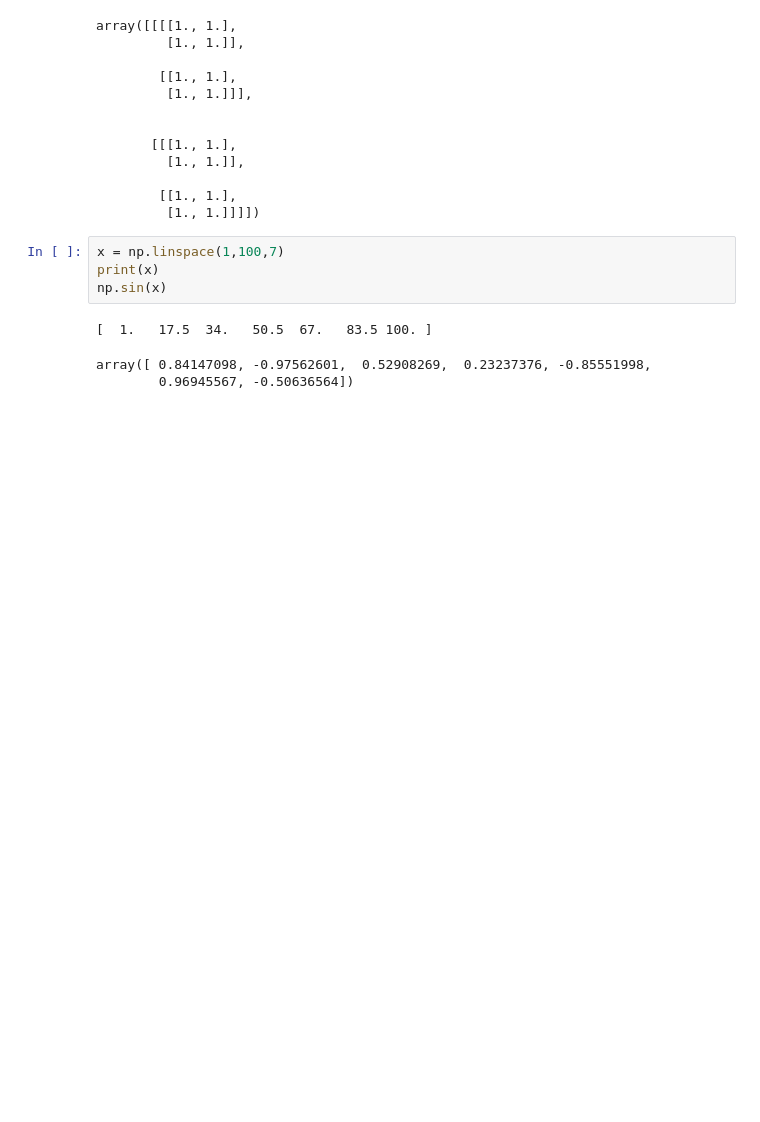
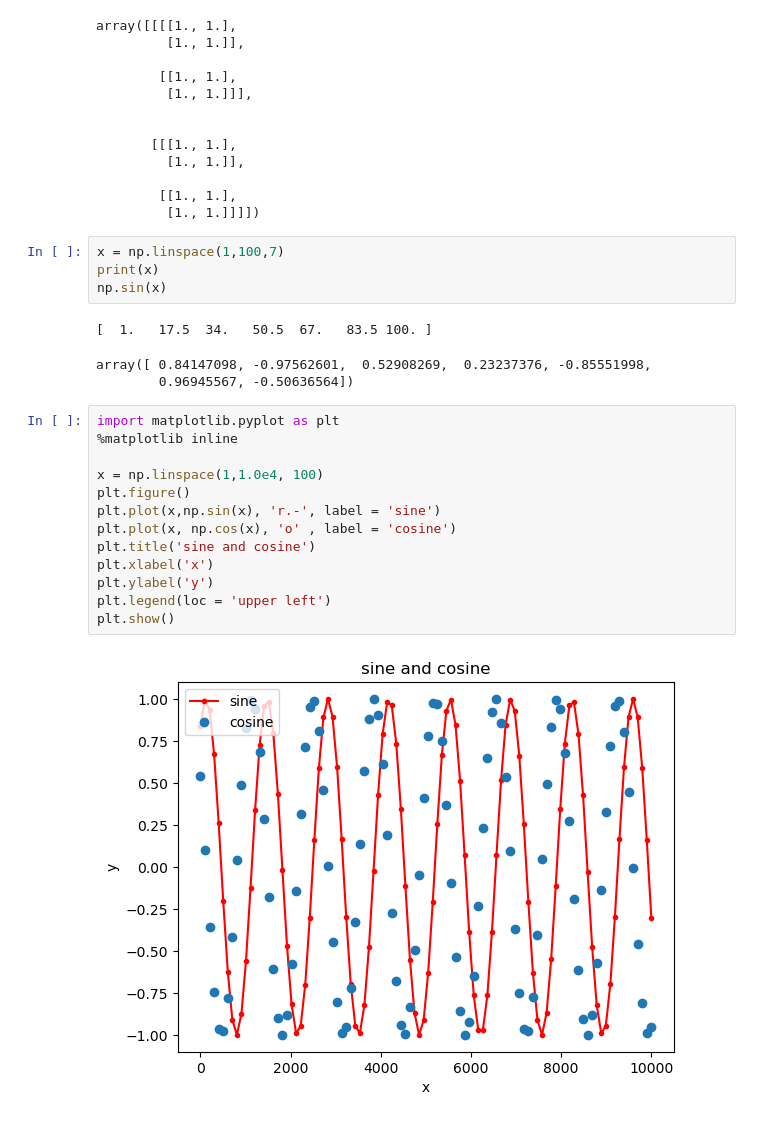
Before and after one commit to B218088-2022/PSB_2023, a Jupyter notebook: course_files/python2_content.ipynb, the cells around one changed output. Saved outputs shown, nothing was run; the diff lists cells and outputs as text; blank space fills up the shorter version.

```diff
--- a/course_files/python2_content.ipynb
+++ b/course_files/python2_content.ipynb
@@ -115,3 +115,18 @@ np.sin(x)
 [  1.   17.5  34.   50.5  67.   83.5 100. ]
 array([ 0.84147098, -0.97562601,  0.52908269,  0.23237376, -0.85551998,
         0.96945567, -0.50636564])
+# %%
+import matplotlib.pyplot as plt
+%matplotlib inline
+
+x = np.linspace(1,1.0e4, 100)
+plt.figure()
+plt.plot(x,np.sin(x), 'r.-', label = 'sine')
+plt.plot(x, np.cos(x), 'o' , label = 'cosine')
+plt.title('sine and cosine')
+plt.xlabel('x')
+plt.ylabel('y')
+plt.legend(loc = 'upper left')
+plt.show()
+# %% [output]
+[figure, added]
```
Also changed, not shown: parts of 2 cells of this notebook, 12 other files.
